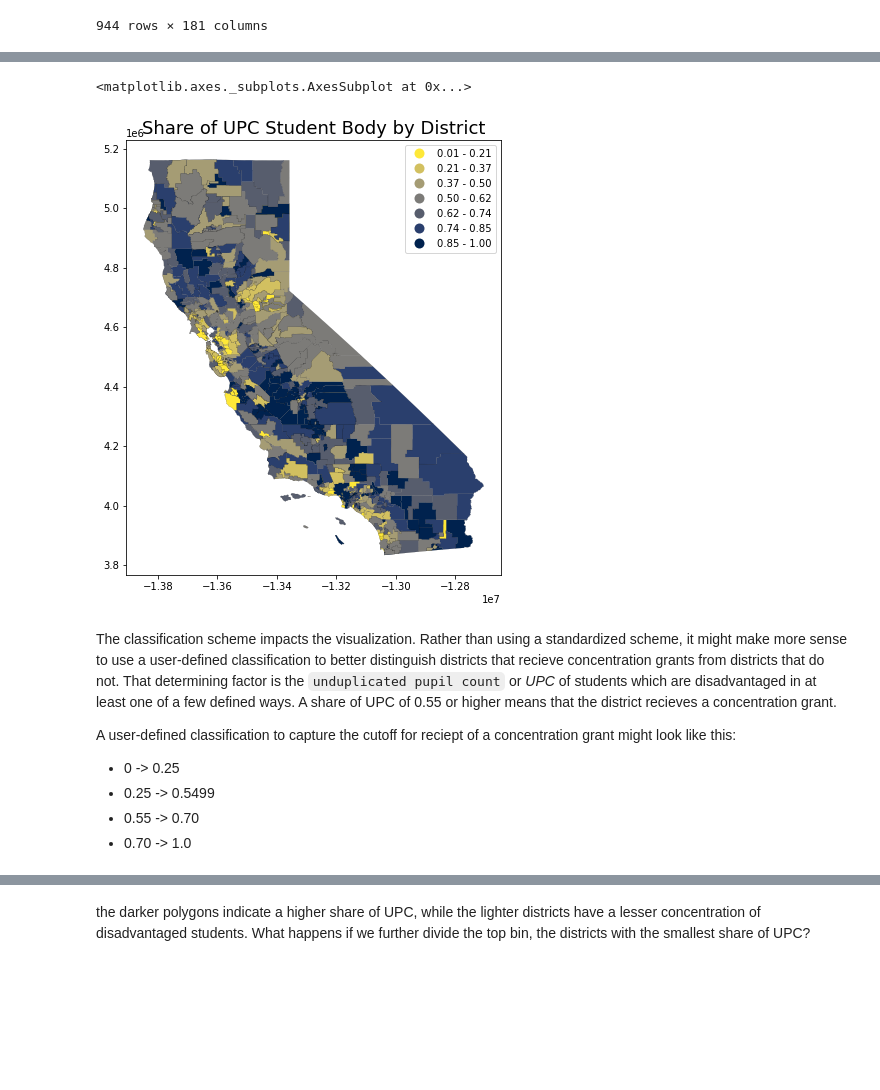
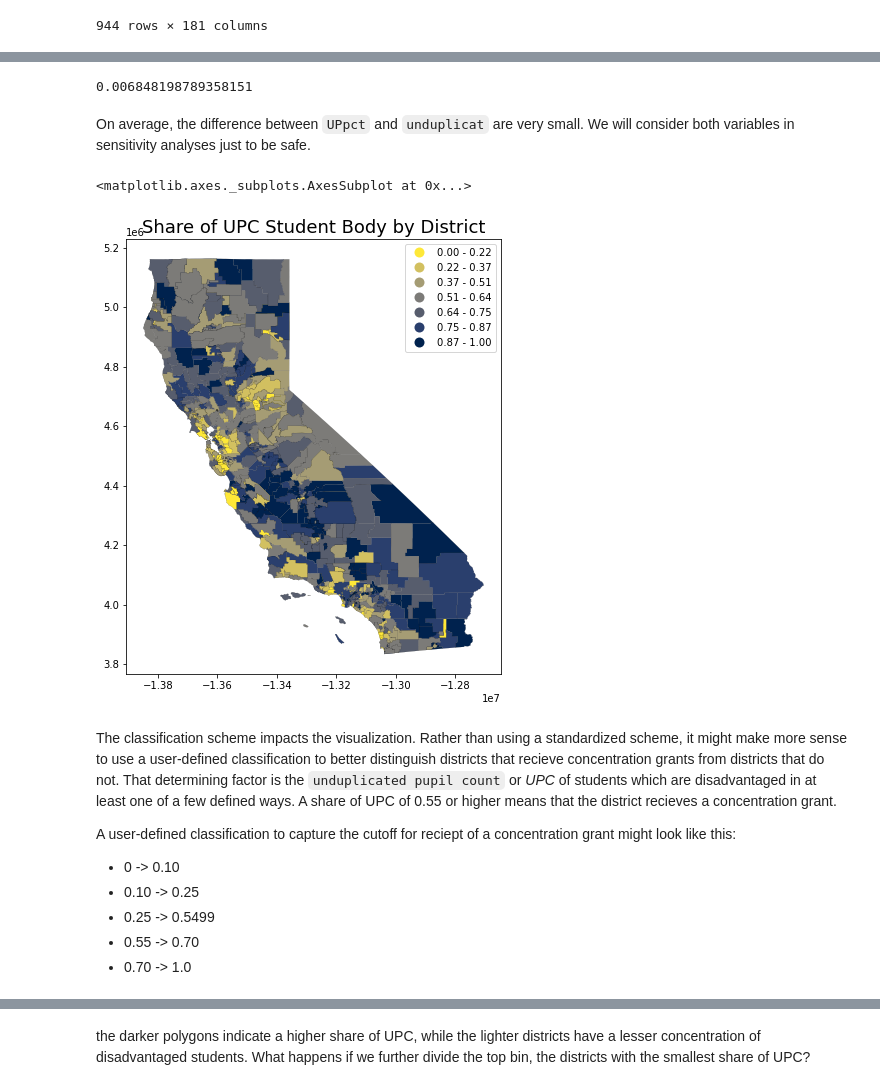
Before and after one commit to fiendskrah/finalcapstone, a Jupyter notebook: 300_explore.ipynb, the cells around one changed output, grey strips where cells are left out. Cells and saved outputs as stored; diff of their text form; code cells hidden in the pictures; blank space fills up the shorter version.

```diff
--- a/300_explore.ipynb
+++ b/300_explore.ipynb
@@ -65,0 +97,3 @@ This shows that there are 92 districts that will be excluded from the academic p
+# %%
+gdf['UPdiff'] = gdf['UPpct'] - gdf['unduplicat']
+print(gdf['UPdiff'])
@@ -66,27 +113,34 @@ This shows that there are 92 districts that will be excluded from the academic p
+# %%
+pd.Series.mean(gdf['UPdiff'])
+# %% [output]
+0.006848198789358151
+# %% [markdown]
+On average, the difference between `UPpct` and `unduplicat` are very small. We will consider both variables in sensitivity analyses just to be safe.
 # %%
 f, ax = plt.subplots(figsize  = (12, 8))
 
 ax.set_title("Share of UPC Student Body by District", fontsize=18)
 
 gdf.plot(
-    column='unduplicat',
+    column='UPpct',
     legend=True,
     figsize=(15, 15),
     scheme="fisher_jenks",
     k=7,
     linewidth=.1,
     edgecolor='black',
     cmap='cividis_r',
     ax=ax
         )
 # %% [output]
 <matplotlib.axes._subplots.AxesSubplot at 0x...>
-[figure, old version]
+[figure, new version]
 # %% [markdown]
 The classification scheme impacts the visualization. Rather than using a standardized scheme, it might make more sense to use a user-defined classification to better distinguish districts that recieve concentration grants from districts that do not. That determining factor is the `unduplicated pupil count` or *UPC* of students which are disadvantaged in at least one of a few defined ways. A share of UPC of 0.55 or higher means that the district recieves a concentration grant.
 
 A user-defined classification to capture the cutoff for reciept of a concentration grant might look like this:
-- 0 -> 0.25
+- 0 -> 0.10
+- 0.10 -> 0.25
 - 0.25 -> 0.5499
 - 0.55 -> 0.70
 - 0.70 -> 1.0
```
Also changed, not shown: parts of 11 cells of this notebook, 2 other files.
